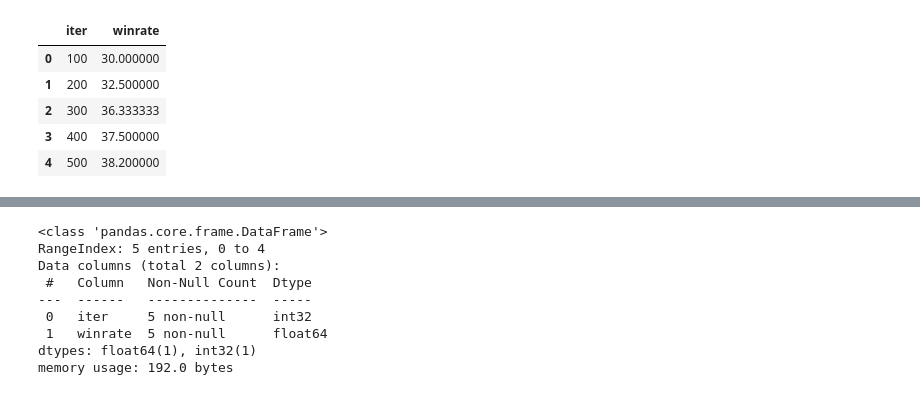
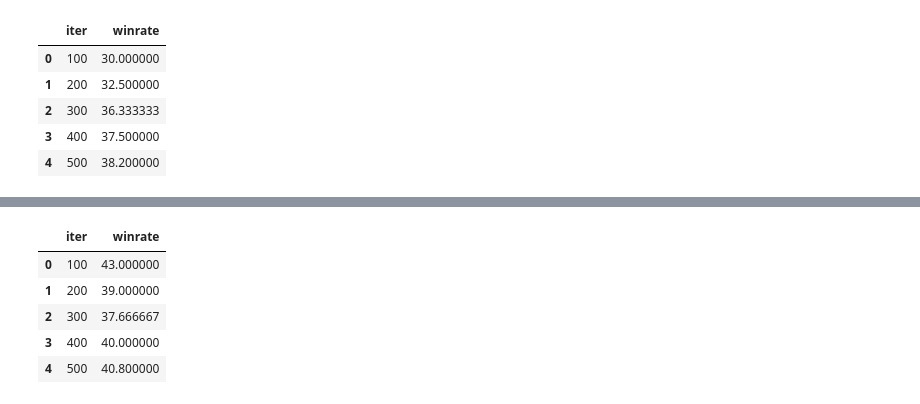
Before and after one commit to pedrobarros01/blackjack-IA, a Jupyter notebook: graficos.ipynb, the cells around one changed output, grey strips where cells are left out. Cells and saved outputs as stored; diff of their text form; code cells hidden in the pictures.

```diff
--- a/graficos.ipynb
+++ b/graficos.ipynb
@@ -34,3 +44,13 @@ df_pol2
+# %%
+df_pol2_sarsa = pd.read_csv('grafico_sarsa_pol2.txt', sep='-')
+df_pol2_sarsa
+# %% [output]
+|  | iter | winrate |
+| 0 | 100 | 43.000000 |
+| 1 | 200 | 39.000000 |
+| 2 | 300 | 37.666667 |
+| 3 | 400 | 40.000000 |
+| 4 | 500 | 40.800000 |
 # %%
 df_random['iter'] = df_random['iter'].astype('int')
 df_random['winrate'] =df_random['winrate'].astype('float')
@@ -41,12 +68,0 @@ df_pol2['winrate'] =df_pol2['winrate'].astype('float')
-# %%
-df_pol2.info()
-# %% [output]
-<class 'pandas.core.frame.DataFrame'>
-RangeIndex: 5 entries, 0 to 4
-Data columns (total 2 columns):
- #   Column   Non-Null Count  Dtype
----  ------   --------------  -----
- 0   iter     5 non-null      int32
- 1   winrate  5 non-null      float64
-dtypes: float64(1), int32(1)
-memory usage: 192.0 bytes
```
Also changed, not shown: parts of 13 cells of this notebook, 4 other files.
